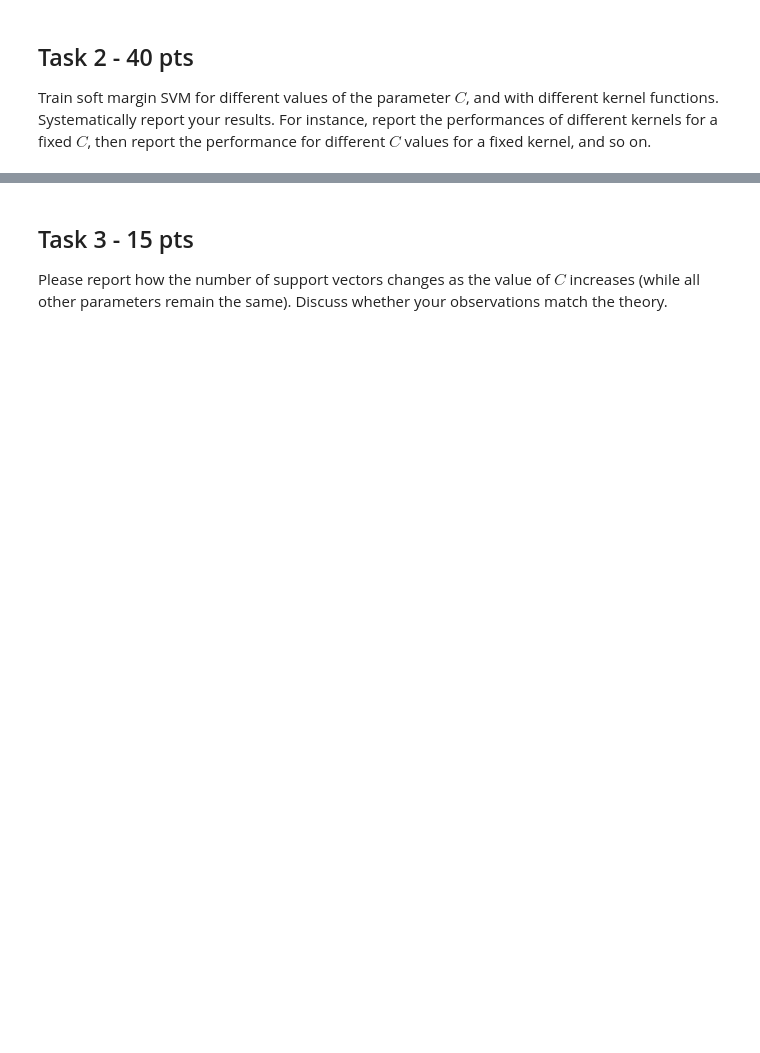
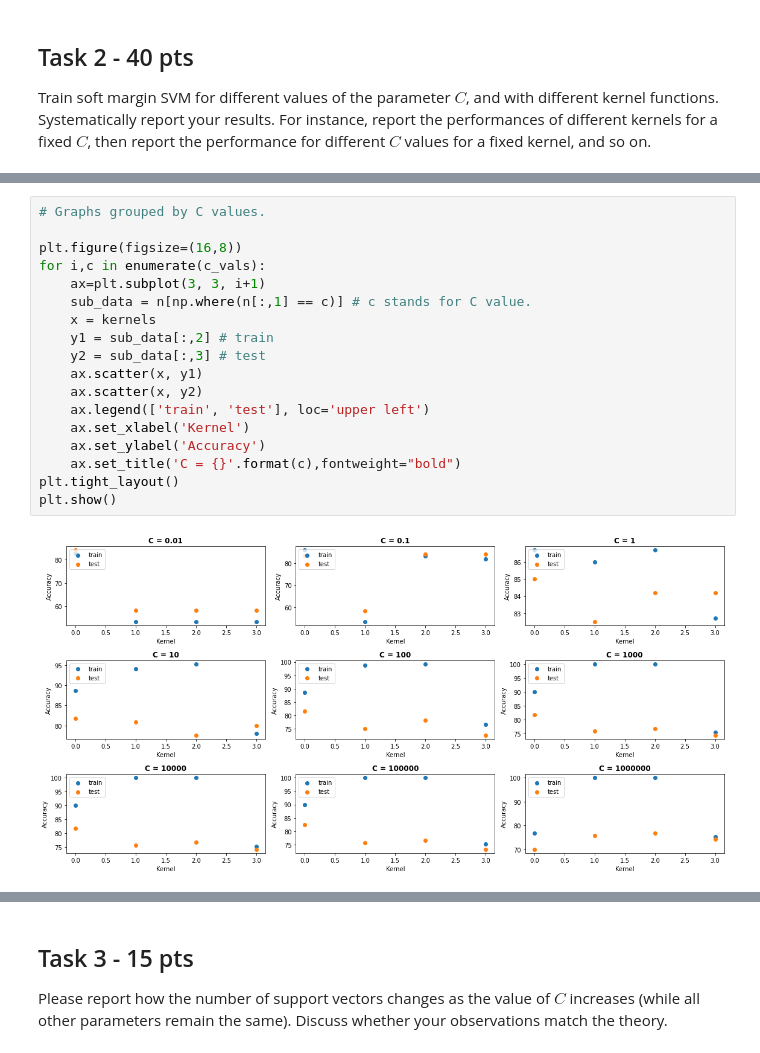
Before and after one commit to emirhansarac29/MachineBoys, a Jupyter notebook: project2/SolnTemplate.ipynb, the cells around one changed output, grey strips where cells are left out. Saved outputs shown, nothing was run; the diff lists cells and outputs as text; blank space fills up the shorter version.

```diff
--- a/project2/SolnTemplate.ipynb
+++ b/project2/SolnTemplate.ipynb
@@ -94,0 +118,20 @@ C: 16 || Train: 78.0 , Test: 80.8 , Vector count: 53
+# %%
+# Graphs grouped by C values.
+
+plt.figure(figsize=(16,8))
+for i,c in enumerate(c_vals):
+    ax=plt.subplot(3, 3, i+1)
+    sub_data = n[np.where(n[:,1] == c)] # c stands for C value.
+    x = kernels
+    y1 = sub_data[:,2] # train
+    y2 = sub_data[:,3] # test
+    ax.scatter(x, y1)
+    ax.scatter(x, y2)
+    ax.legend(['train', 'test'], loc='upper left')
+    ax.set_xlabel('Kernel')
+    ax.set_ylabel('Accuracy')
+    ax.set_title('C = {}'.format(c),fontweight="bold")
+plt.tight_layout()
+plt.show()
+# %% [output]
+[figure, added]
```
Also changed, not shown: parts of 13 cells of this notebook.
